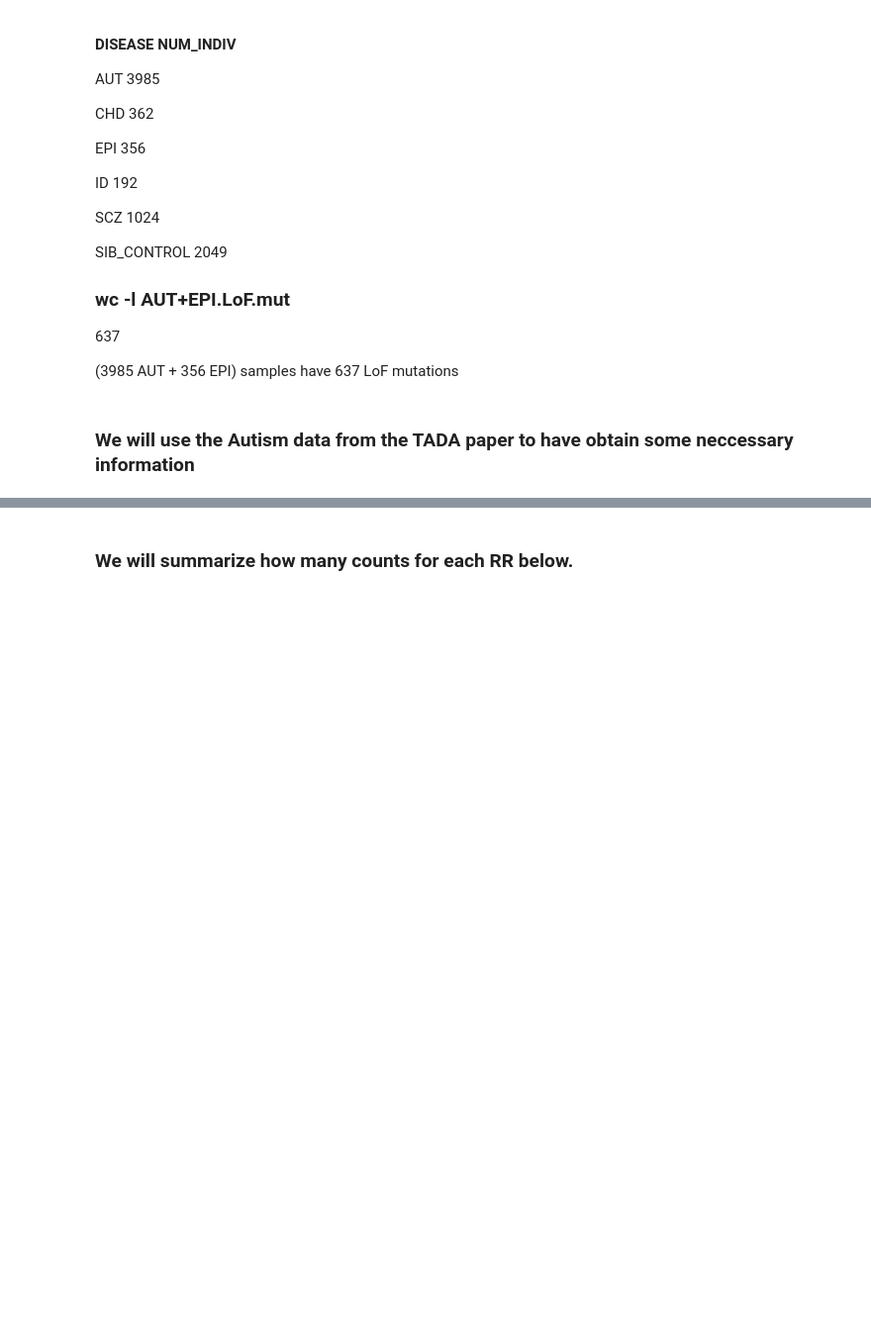
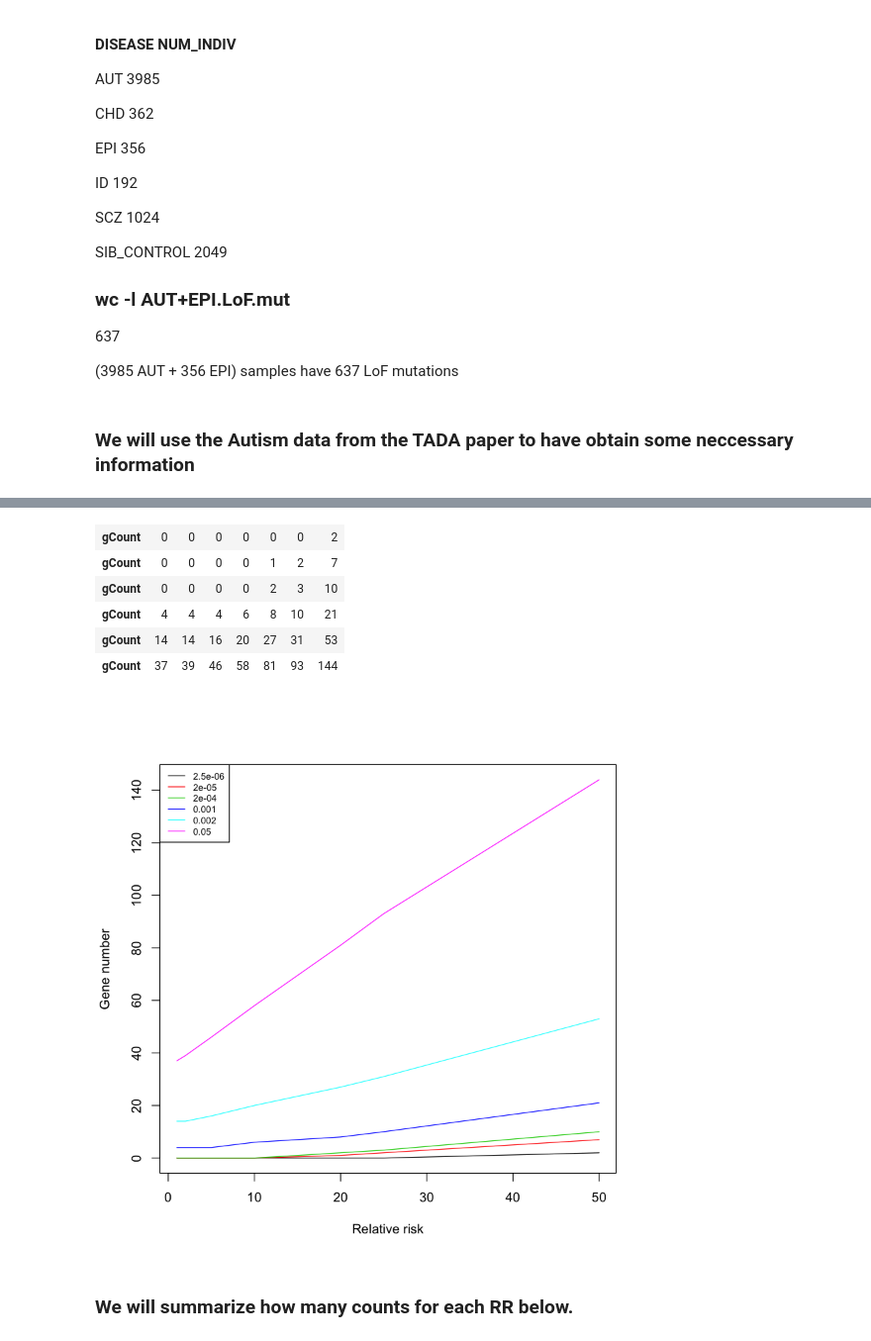
Before and after one commit to hoangtn/extTADA, a Jupyter notebook: test_count_genes_using_only_poisson_test.ipynb, the cells around one changed output, grey strips where cells are left out. Shown at 99% size. Cells and saved outputs as stored; diff of their text form; code cells hidden in the pictures; blank space fills up the shorter version.

```diff
--- a/test_count_genes_using_only_poisson_test.ipynb
+++ b/test_count_genes_using_only_poisson_test.ipynb
@@ -165,3 +185,32 @@ legend("topleft", legend = alpha0, col = 1:length(alpha0), cex = 0.7, lty = 1)
+# %%
+gCountAll <- NULL
+alpha0 <- c(2.5e-6, 2e-5, 2e-4, 1e-3, 2e-3, 0.05)
+#alpha0 <- c(2e-5, 0.05)
+for (alphaThreshold in alpha0){
+
+outData <- do.call(rbind, lapply(geneCountforPowerList2, function(x)
+  apply(x, 2, function(y)
+    length(y[y < alphaThreshold]))))
+gCount <- apply(outData, 2, function(x) ceiling(median(x))) ###How many genes with this threshold?
+gCount
+gCountAll <- rbind(gCountAll, gCount)
+}
+gCountAll
+                plot(rrList, gCountAll[dim(gCountAll)[1], ], col = 'white', xlab = 'Relative risk', ylab = 'Gene number',
+     ylim = range(as.numeric(gCountAll)))
+for (ii in 1:dim(gCountAll)[1]){
+  lines(rrList, gCountAll[ii, ], col = ii)
+}
+
+legend("topleft", legend = alpha0, col = 1:length(alpha0), cex = 0.7, lty = 1)
+# %% [output]
+| gCount | 0 | 0 | 0 | 0 | 0 | 0 | 2 |
+| gCount | 0 | 0 | 0 | 0 | 1 | 2 | 7 |
+| gCount | 0 | 0 | 0 | 0 | 2 | 3 | 10 |
+| gCount | 4 | 4 | 4 | 6 | 8 | 10 | 21 |
+| gCount | 14 | 14 | 16 | 20 | 27 | 31 | 53 |
+| gCount | 37 | 39 | 46 | 58 | 81 | 93 | 144 |
+[figure, added]
 # %% [markdown]
 ### We will summarize how many counts for each RR below.
 # %%
```
Also changed, not shown: parts of 12 cells of this notebook.
